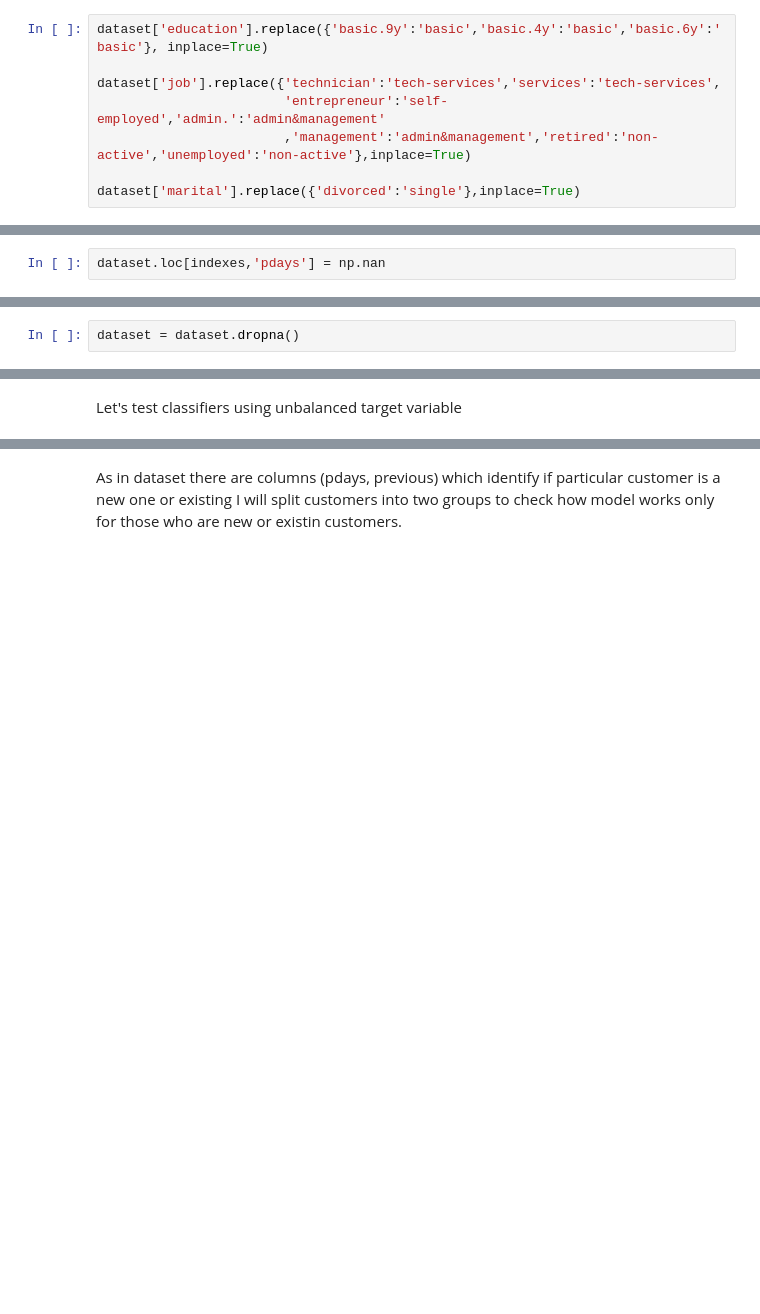
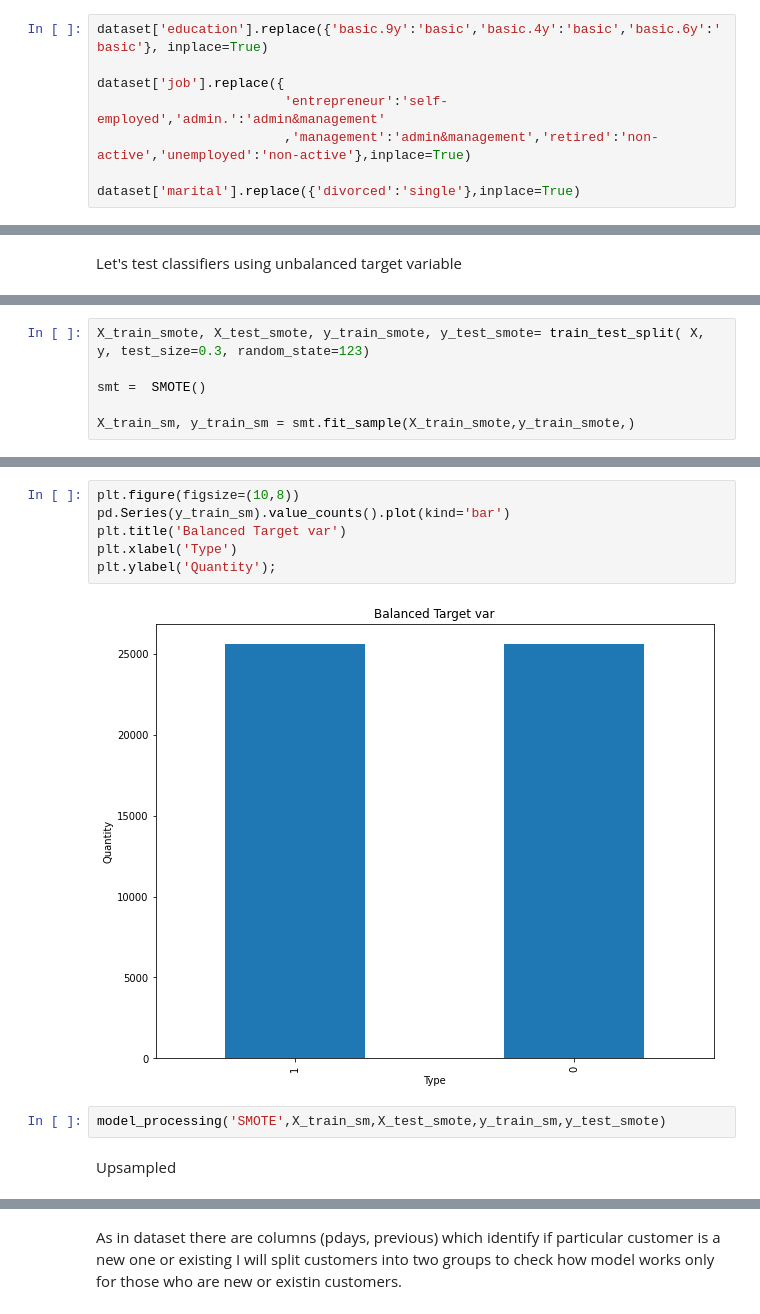
Before and after one commit to czokw1/ml-predict-bank-deposit, a Jupyter notebook: data_analysis.ipynb, the cells around one changed output, grey strips where cells are left out. Saved outputs shown, nothing was run; the diff lists cells and outputs as text; blank space fills up the shorter version.

```diff
--- a/data_analysis.ipynb
+++ b/data_analysis.ipynb
@@ -595,7 +554,7 @@ Name: poutcome, dtype: int64
 # %%
 dataset['education'].replace({'basic.9y':'basic','basic.4y':'basic','basic.6y':'basic'}, inplace=True)
 
-dataset['job'].replace({'technician':'tech-services','services':'tech-services',
+dataset['job'].replace({
                         'entrepreneur':'self-employed','admin.':'admin&management'
                         ,'management':'admin&management','retired':'non-active','unemployed':'non-active'},inplace=True)
 
@@ -663,2 +583,0 @@ array([24019, 24076, 24102, ..., 41170, 41173, 41187])
-# %%
-dataset.loc[indexes,'pdays'] = np.nan
@@ -671,2 +583,0 @@ dataset.shape
-# %%
-dataset = dataset.dropna()
@@ -2315,0 +816,6 @@ Unsampled method got the best results so far.
+# %%
+X_train_smote, X_test_smote, y_train_smote, y_test_smote= train_test_split( X, y, test_size=0.3, random_state=123)
+
+smt =  SMOTE()
+
+X_train_sm, y_train_sm = smt.fit_sample(X_train_smote,y_train_smote,)
@@ -2315,0 +832,12 @@ Unsampled method got the best results so far.
+# %%
+plt.figure(figsize=(10,8))
+pd.Series(y_train_sm).value_counts().plot(kind='bar')
+plt.title('Balanced Target var')
+plt.xlabel('Type')
+plt.ylabel('Quantity');
+# %% [output]
+[figure, added]
+# %%
+model_processing('SMOTE',X_train_sm,X_test_smote,y_train_sm,y_test_smote)
+# %% [markdown]
+Upsampled
```
Also changed, not shown: parts of 324 cells of this notebook.
